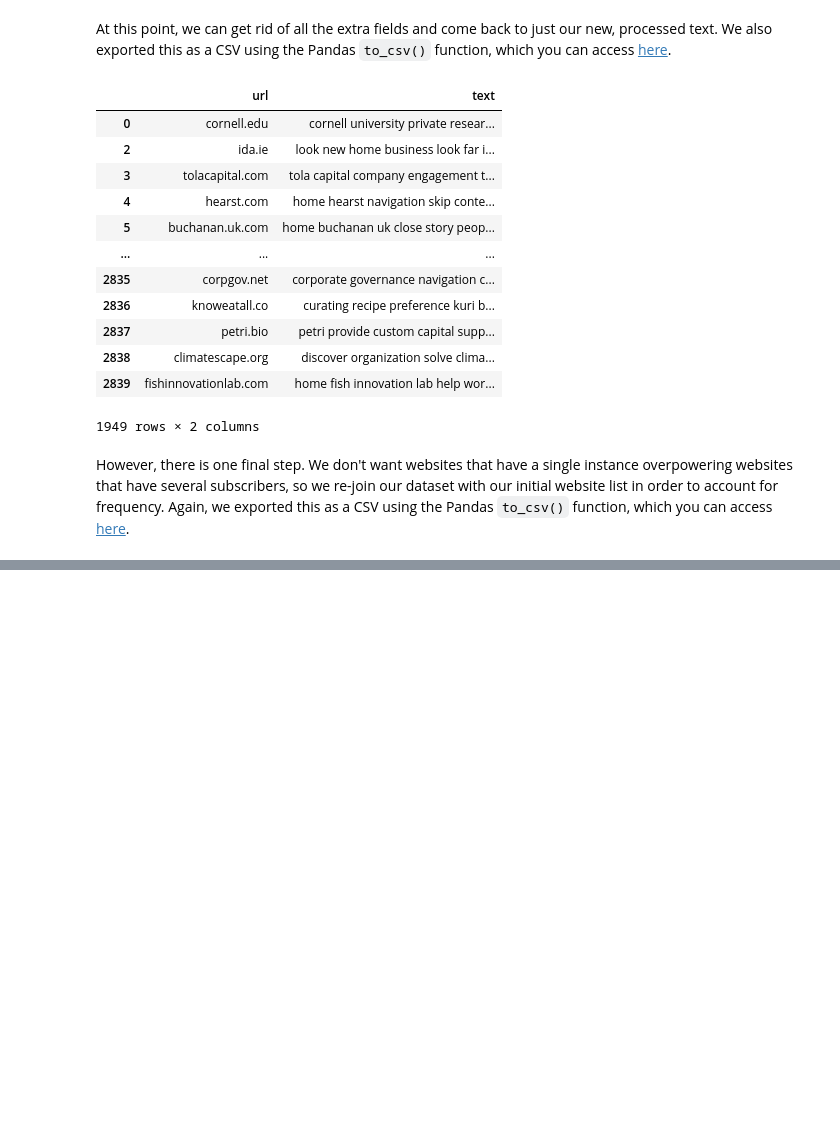
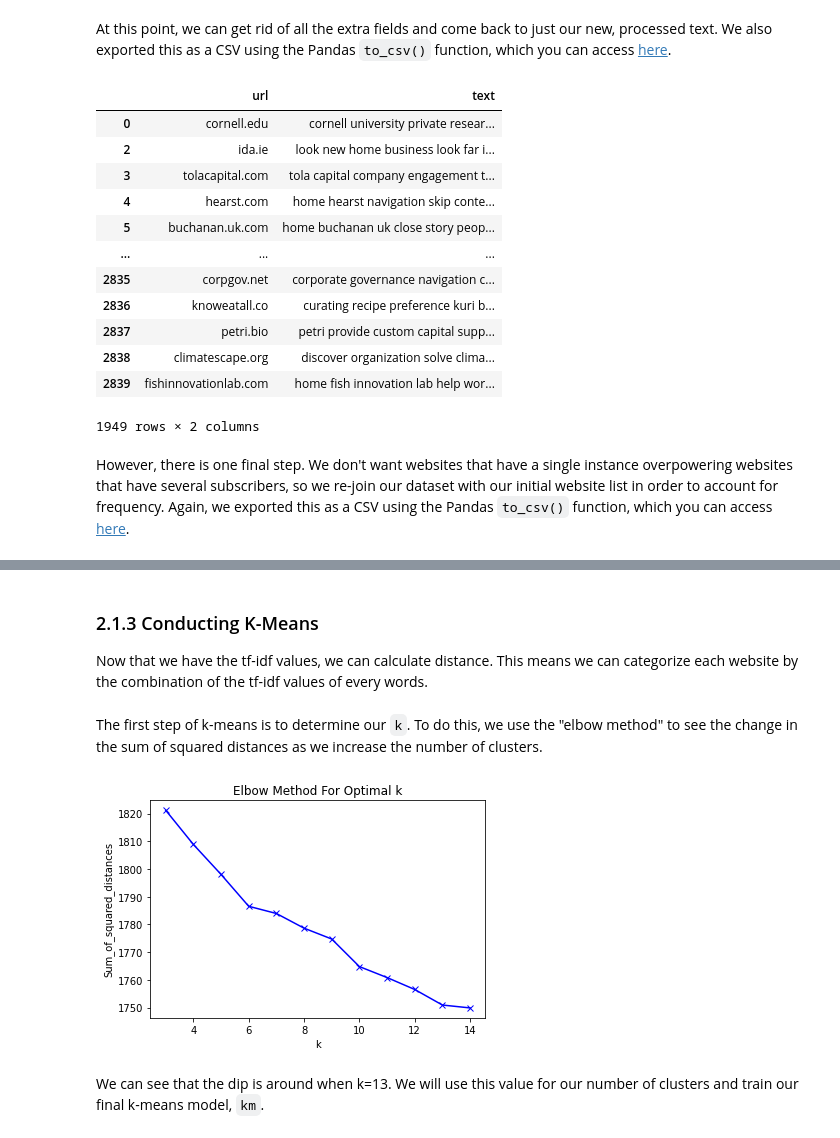
Before and after one commit to YuDrew/strategic-subscriber-segmentation, a Jupyter notebook: Strategic_Subscriber_Segmentation.ipynb, the cells around one changed output, grey strips where cells are left out. Cells and saved outputs as stored; diff of their text form; code cells hidden in the pictures; blank space fills up the shorter version.

```diff
--- a/Strategic_Subscriber_Segmentation.ipynb
+++ b/Strategic_Subscriber_Segmentation.ipynb
@@ -666,0 +635,7 @@ topic
+# %%
+from sklearn.feature_extraction.text import TfidfVectorizer
+corpus = english_cleaned_unique_df['text']
+vectorizer = TfidfVectorizer()
+X = vectorizer.fit_transform(corpus)
+tf_idf = pd.DataFrame(data = X.toarray(), columns=vectorizer.get_feature_names())
+tf_idf.T.nlargest(5, 0)
@@ -666,0 +672,24 @@ topic
+# %% [markdown]
+### 2.1.3 Conducting K-Means
+
+Now that we have the tf-idf values, we can calculate distance. This means we can categorize each website by the combination of the tf-idf values of every words.
+# %% [markdown]
+The first step of k-means is to determine our `k`. To do this, we use the "elbow method" to see the change in the sum of squared distances as we increase the number of clusters.
+# %%
+from sklearn.cluster import KMeans
+Sum_of_squared_distances = []
+K = range(3,15)
+for k in K:
+    km = KMeans(n_clusters=k, random_state=1)
+    km = km.fit(tf_idf)
+    Sum_of_squared_distances.append(km.inertia_)
+# %%
+plt.plot(K, Sum_of_squared_distances, 'bx-')
+plt.xlabel('k')
+plt.ylabel('Sum_of_squared_distances')
+plt.title('Elbow Method For Optimal k')
+plt.show()
+# %% [output]
+[figure, added]
+# %% [markdown]
+We can see that the dip is around when k=13. We will use this value for our number of clusters and train our final k-means model, `km`.
```
Also changed, not shown: parts of 72 cells of this notebook, 3 other files.
